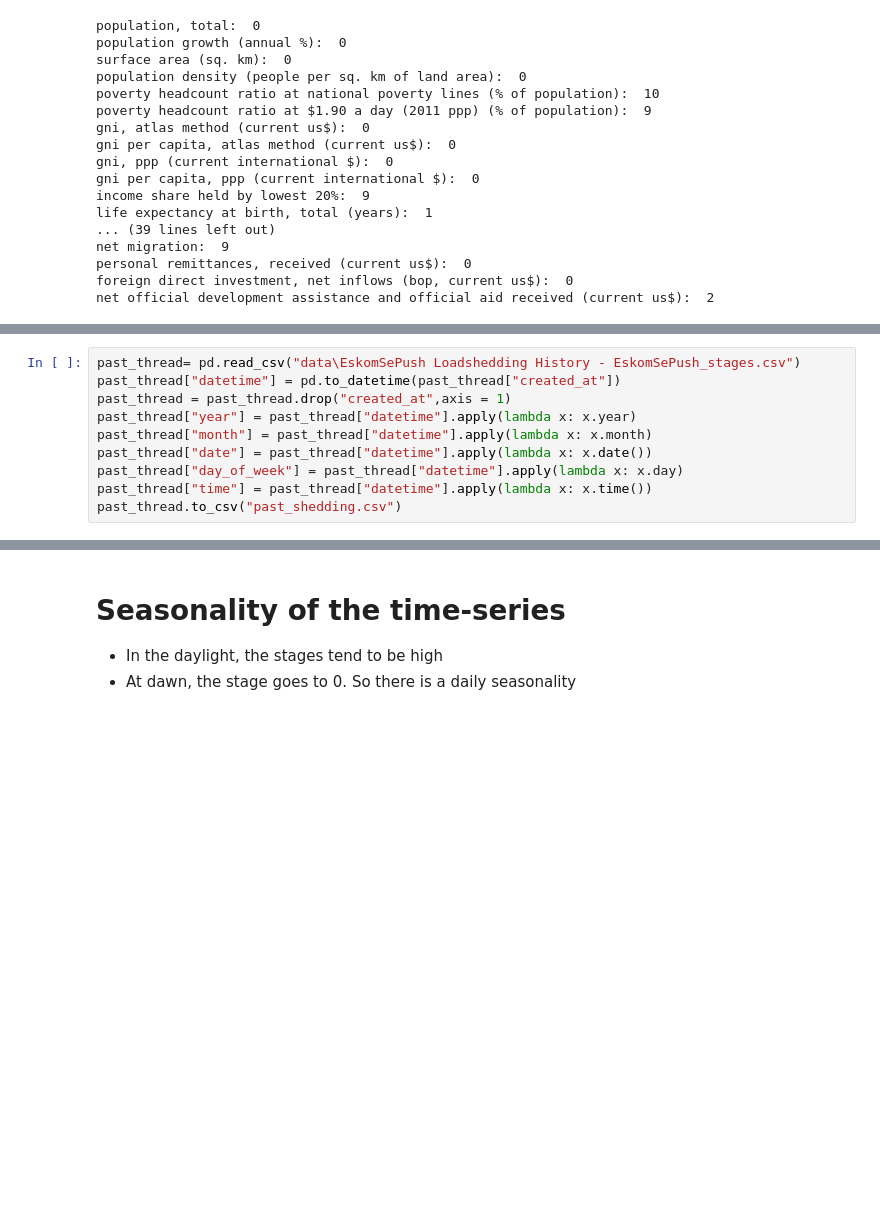
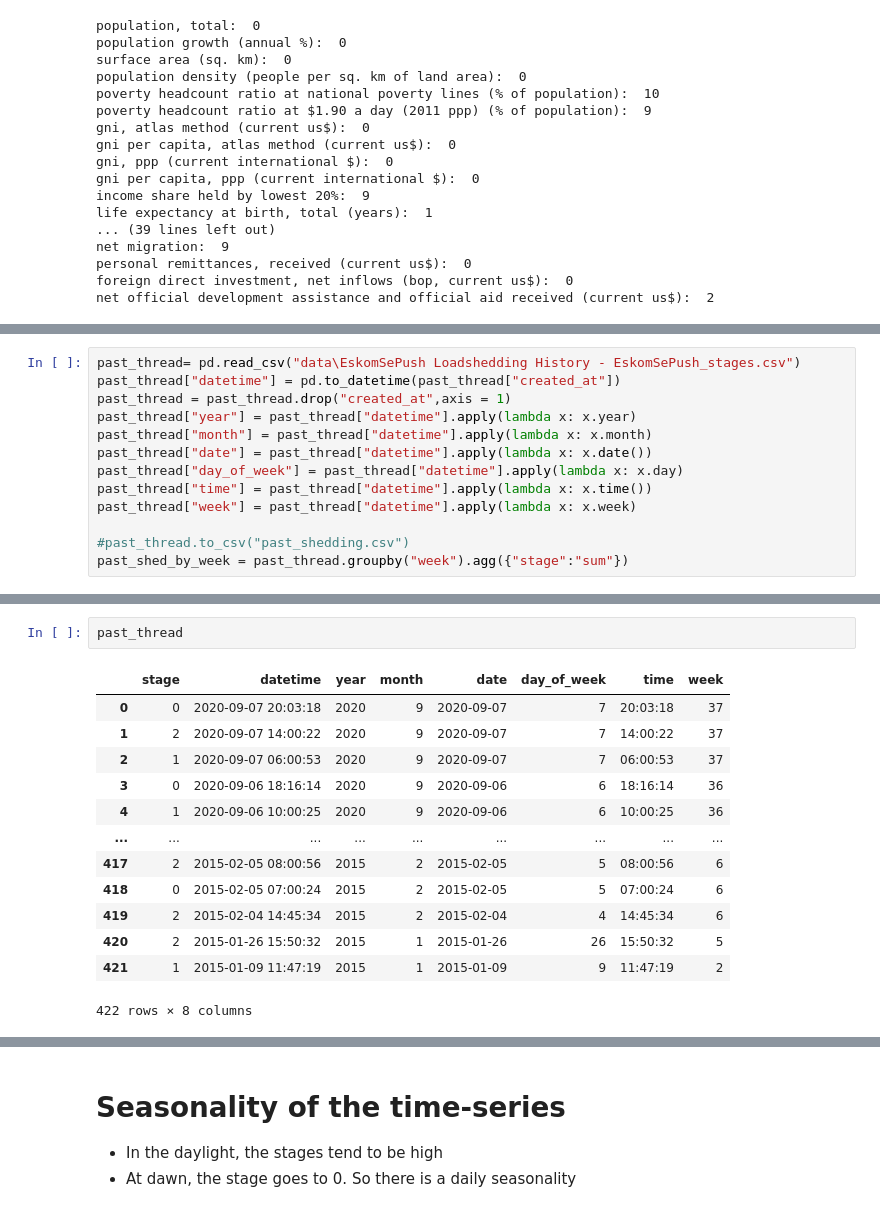
Before and after one commit to wendyw1999/datathon_imagine_scholar, a Jupyter notebook: Exploratory Data Analysis.ipynb, the cells around one changed output, grey strips where cells are left out. Saved outputs shown, nothing was run; the diff lists cells and outputs as text; blank space fills up the shorter version.

```diff
--- a/Exploratory Data Analysis.ipynb
+++ b/Exploratory Data Analysis.ipynb
@@ -129,4 +144,7 @@ past_thread["month"] = past_thread["datetime"].apply(lambda x: x.month)
 past_thread["date"] = past_thread["datetime"].apply(lambda x: x.date())
 past_thread["day_of_week"] = past_thread["datetime"].apply(lambda x: x.day)
 past_thread["time"] = past_thread["datetime"].apply(lambda x: x.time())
-past_thread.to_csv("past_shedding.csv")
+past_thread["week"] = past_thread["datetime"].apply(lambda x: x.week)
+
+#past_thread.to_csv("past_shedding.csv")
+past_shed_by_week = past_thread.groupby("week").agg({"stage":"sum"})
@@ -134,0 +255,16 @@ df_2019 = past_thread.loc[past_thread["year"]==2018]
+# %%
+past_thread
+# %% [output]
+|  | stage | datetime | year | month | date | day_of_week | time | week |
+| 0 | 0 | 2020-09-07 20:03:18 | 2020 | 9 | 2020-09-07 | 7 | 20:03:18 | 37 |
+| 1 | 2 | 2020-09-07 14:00:22 | 2020 | 9 | 2020-09-07 | 7 | 14:00:22 | 37 |
+| 2 | 1 | 2020-09-07 06:00:53 | 2020 | 9 | 2020-09-07 | 7 | 06:00:53 | 37 |
+| 3 | 0 | 2020-09-06 18:16:14 | 2020 | 9 | 2020-09-06 | 6 | 18:16:14 | 36 |
+| 4 | 1 | 2020-09-06 10:00:25 | 2020 | 9 | 2020-09-06 | 6 | 10:00:25 | 36 |
+| ... | ... | ... | ... | ... | ... | ... | ... | ... |
+| 417 | 2 | 2015-02-05 08:00:56 | 2015 | 2 | 2015-02-05 | 5 | 08:00:56 | 6 |
+| 418 | 0 | 2015-02-05 07:00:24 | 2015 | 2 | 2015-02-05 | 5 | 07:00:24 | 6 |
+| 419 | 2 | 2015-02-04 14:45:34 | 2015 | 2 | 2015-02-04 | 4 | 14:45:34 | 6 |
+| 420 | 2 | 2015-01-26 15:50:32 | 2015 | 1 | 2015-01-26 | 26 | 15:50:32 | 5 |
+| 421 | 1 | 2015-01-09 11:47:19 | 2015 | 1 | 2015-01-09 | 9 | 11:47:19 | 2 |
+422 rows × 8 columns
```
Also changed, not shown: parts of 25 cells of this notebook, 6 other files.
